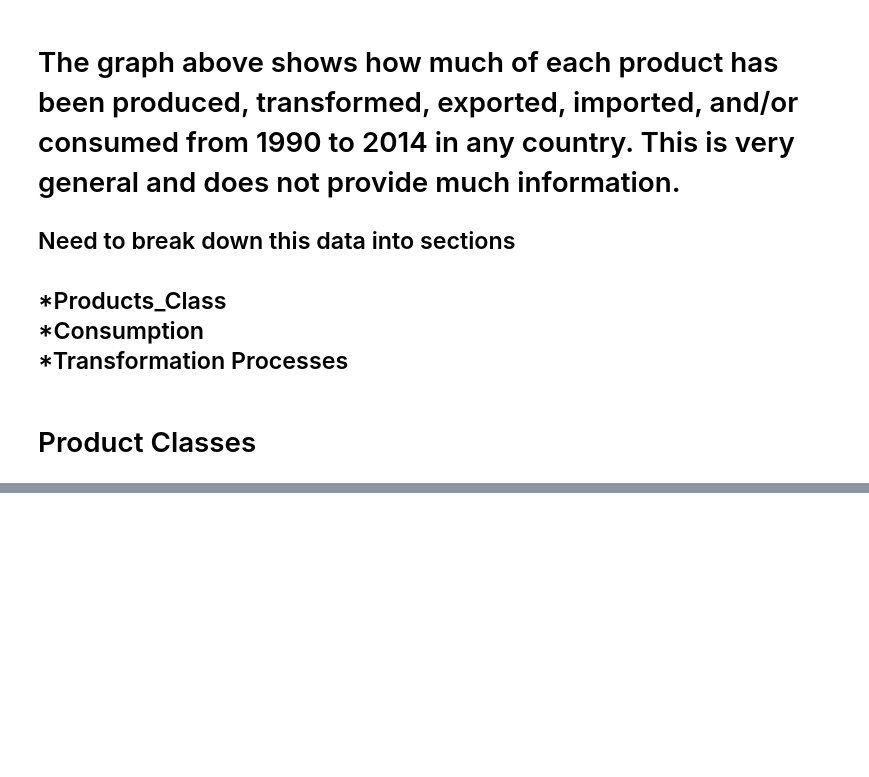
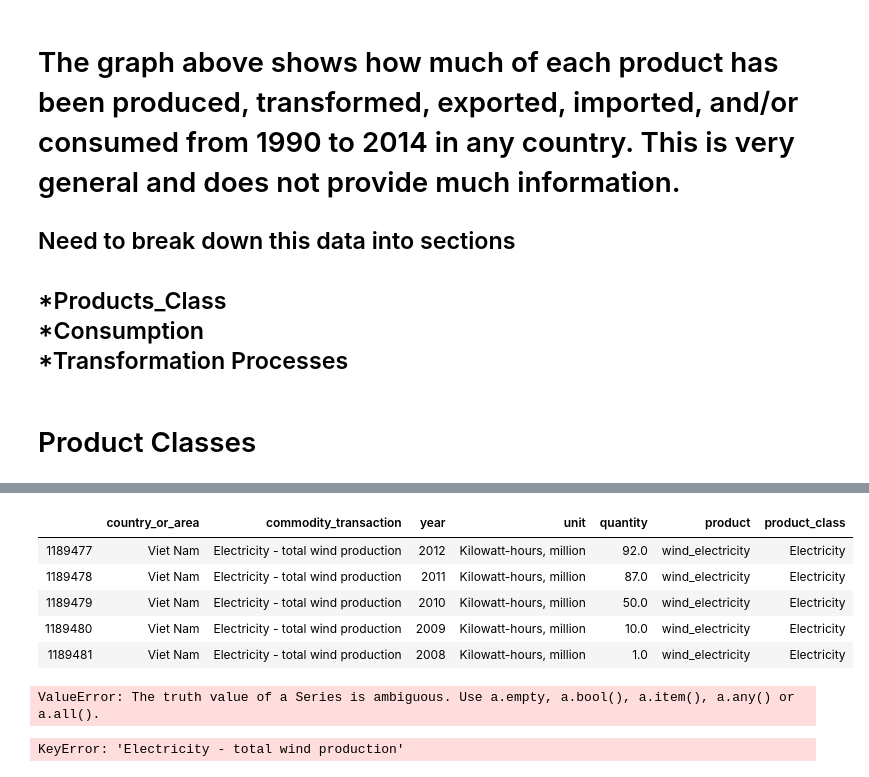
Before and after one commit to philipayazi/International-Energy-Statistics, a Jupyter notebook: International_Energy_Statistics.ipynb, the cells around one changed output, grey strips where cells are left out. Drawn from its saved outputs; the diff is of its cells as text; code cells hidden in the pictures; blank space fills up the shorter version.

```diff
--- a/International_Energy_Statistics.ipynb
+++ b/International_Energy_Statistics.ipynb
@@ -175,0 +177,21 @@ False
+# %%
+energy_df = pd.DataFrame.from_dict(energy_dict)
+# %%
+energy_df.tail()
+# %% [output]
+|  | country_or_area | commodity_transaction | year | unit | quantity | product | product_class |
+| 1189477 | Viet Nam | Electricity - total wind production | 2012 | Kilowatt-hours, million | 92.0 | wind_electricity | Electricity |
+| 1189478 | Viet Nam | Electricity - total wind production | 2011 | Kilowatt-hours, million | 87.0 | wind_electricity | Electricity |
+| 1189479 | Viet Nam | Electricity - total wind production | 2010 | Kilowatt-hours, million | 50.0 | wind_electricity | Electricity |
+| 1189480 | Viet Nam | Electricity - total wind production | 2009 | Kilowatt-hours, million | 10.0 | wind_electricity | Electricity |
+| 1189481 | Viet Nam | Electricity - total wind production | 2008 | Kilowatt-hours, million | 1.0 | wind_electricity | Electricity |
+# %%
+for transaction in energy_df['commodity_transaction']:
+    if energy_df['commodity_transaction'].str.contains("total"):
+        print(energy_df['commodity_transaction'].values())
+# %% [output]
+ValueError: The truth value of a Series is ambiguous. Use a.empty, a.bool(), a.item(), a.any() or a.all().
+# %%
+energy_df.loc['Electricity - total wind production','commodity_transaction']
+# %% [output]
+KeyError: 'Electricity - total wind production'
```
Also changed, not shown: parts of 10 cells of this notebook.
